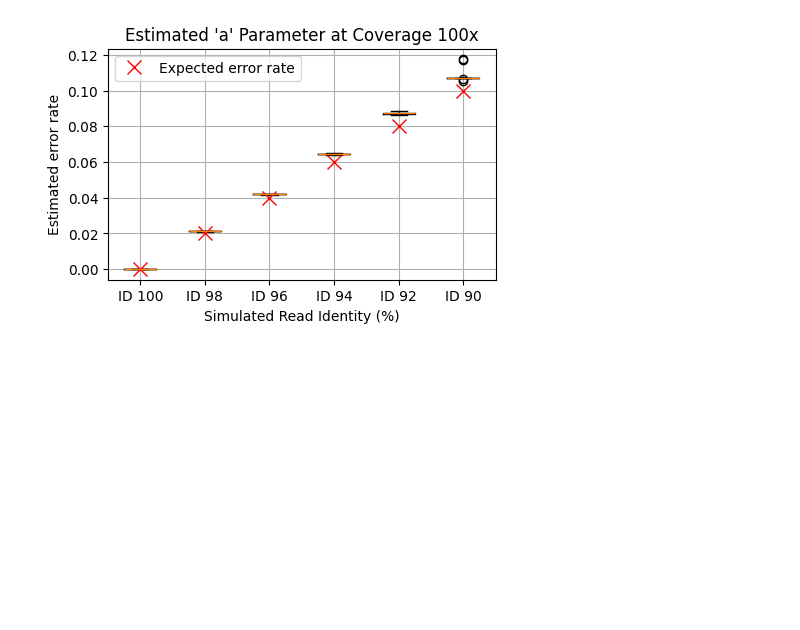
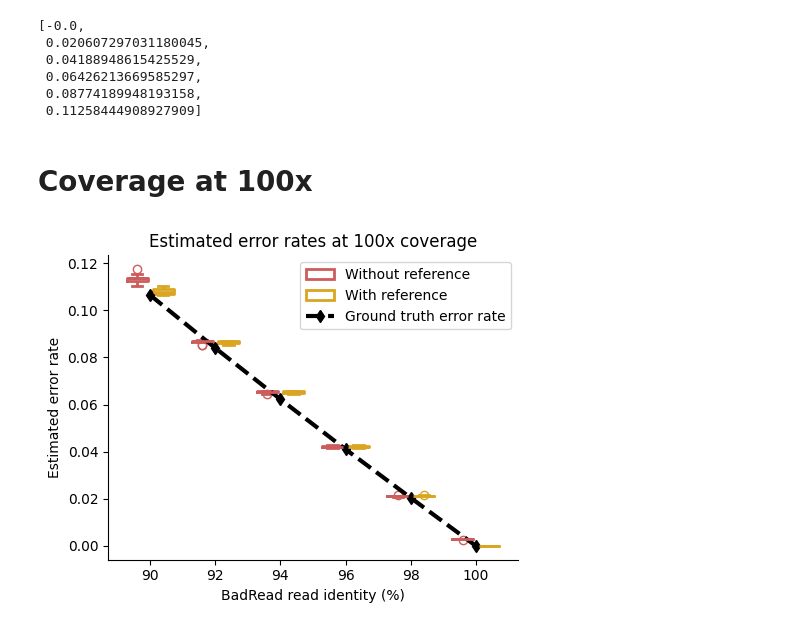
Before and after one commit to GZHoffie/skiver-test, a Jupyter notebook: experiments/coverage_dependence/plot_results.ipynb, the cells around one changed output. Cells and saved outputs as stored; diff of their text form; code cells hidden in the pictures; blank space fills up the shorter version.

```diff
--- a/experiments/coverage_dependence/plot_results.ipynb
+++ b/experiments/coverage_dependence/plot_results.ipynb
@@ -1,3 +104,12 @@
+# %%
+ground_truth_lambda
+# %% [output]
+[-0.0,
+ 0.020607297031180045,
+ 0.04188948615425529,
+ 0.06426213669585297,
+ 0.08774189948193158,
+ 0.11258444908927909]
 # %%
 import pandas as pd
 import glob
@@ -37,30 +161,50 @@ for i in id:
+# %%
+result_df = pd.DataFrame({
+    'identity': identity,
+    'coverage': coverage,
+    'lambda_estimate': lambda_estimates,
+    'beta_estimate': beta_estimates,
+    'coverage_estimate': coverage_estimates,
+    'with_reference': with_reference
+})
+
+result_df['error_estimate'] = 1 - np.exp(-result_df['lambda_estimate'])
+# %% [markdown]
+# Coverage at 100x
 # %%
-ground_truth_a = [0, 0.02, 0.04, 0.06, 0.08, 0.1]
+import seaborn as sns
 
-import matplotlib.pyplot as plt
-import numpy as np
-
-coverage = 100
-
-# Plot box plot for 'a' parameter
-plt.figure(figsize=(5,3))
-data_to_plot = []
-labels = []
-for i in id:
-    key = f"{prefix}_depth_{coverage}_id_{i}"
-    data_to_plot.append(results[key]['a'])
-    labels.append(f"ID {i}")
-plt.boxplot(data_to_plot, labels=labels)
-
-# Plot ground truth as red crosses
-for i, gt_a in enumerate(ground_truth_a):
-    plt.plot(i + 1, gt_a, 'rx', markersize=10, label='Expected error rate' if i == 0 else "")
-
-plt.title(f"Estimated 'a' Parameter at Coverage {coverage}x")
-plt.xlabel("Simulated Read Identity (%)")
+result_df_100x = result_df[result_df['coverage'] == 100]
+"""
+sns.stripplot(
+    data=result_df_100x, x="identity", y="error_estimate", hue="with_reference",
+    dodge=True, alpha=.2, legend=False,
+    palette=["indianred", "goldenrod"],
+)
+sns.pointplot(
+    data=result_df_100x, x="identity", y="error_estimate", hue="with_reference",
+    dodge=.4, linestyle="none", errorbar=None,
+    marker="_", markersize=20, markeredgewidth=3,
+    palette=["indianred", "goldenrod"],
+)
+"""
+fig = plt.figure(figsize=(5, 4))
+plt.rc('axes.spines', **{'bottom':True, 'left':True, 'right':False, 'top':False})
+sns.boxplot(
+    data=result_df_100x, x="identity", y="error_estimate", hue="with_reference",
+    fill=False, gap=.2,
+    linewidth=2,
+    flierprops={"marker": "o"},
+    palette=["indianred", "goldenrod"],
+)
+plt.xlabel("BadRead read identity (%)")
 plt.ylabel("Estimated error rate")
+plt.title("Estimated error rates at 100x coverage")
+plt.tight_layout()
+# Plot ground truth as a lineplot
+ground_truth_error = [1 - np.exp(-l) for l in ground_truth_lambda[::-1]]
+plt.plot(np.arange(len(ground_truth_lambda)), ground_truth_error, color='black', linestyle='--', marker='d', linewidth=3, label='Ground truth error rate')
 plt.legend()
-plt.grid()
-plt.show()
+plt.savefig("../../figures/figure2_C.svg")
 # %% [output]
-[figure, old version]
+[figure, new version]
```
Also changed, not shown: parts of 5 cells of this notebook, 31 other files.
